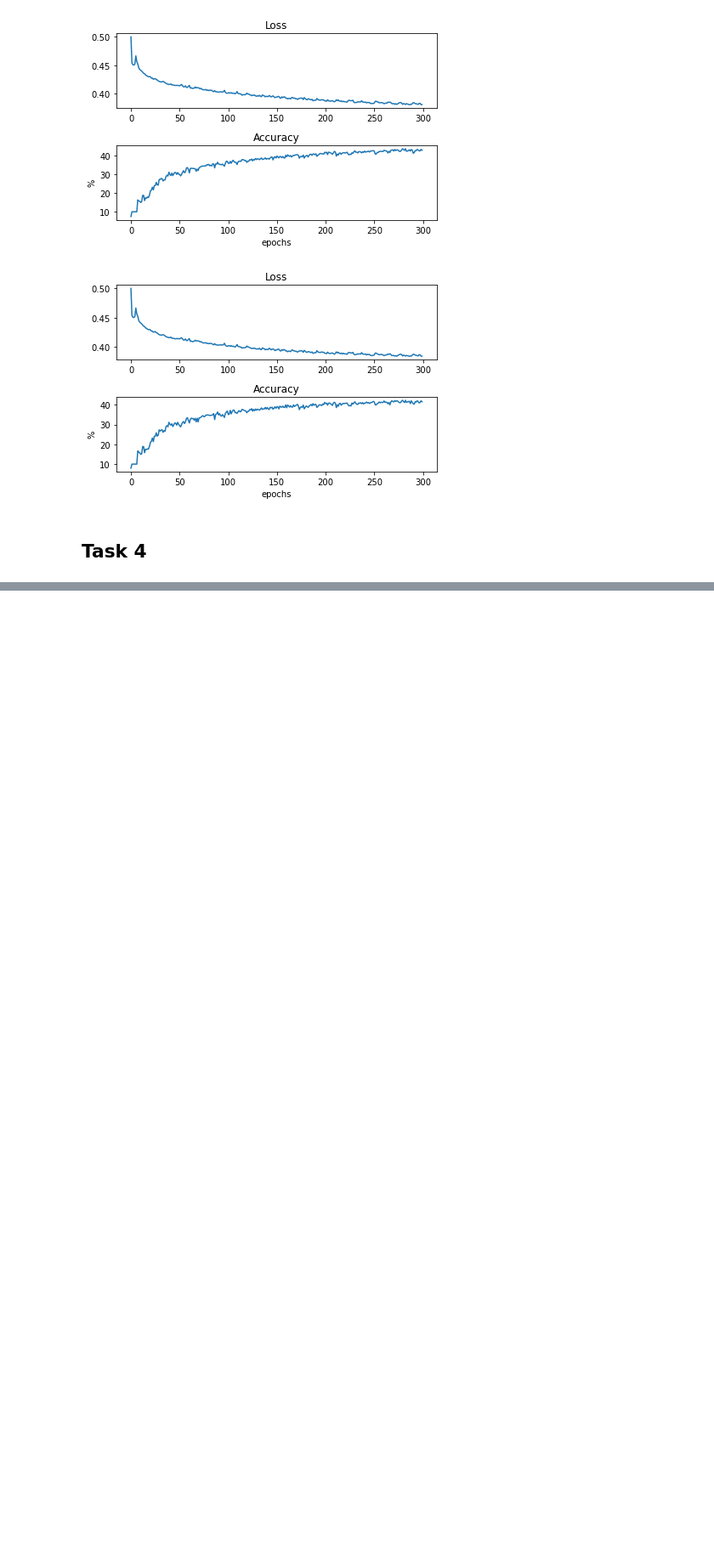
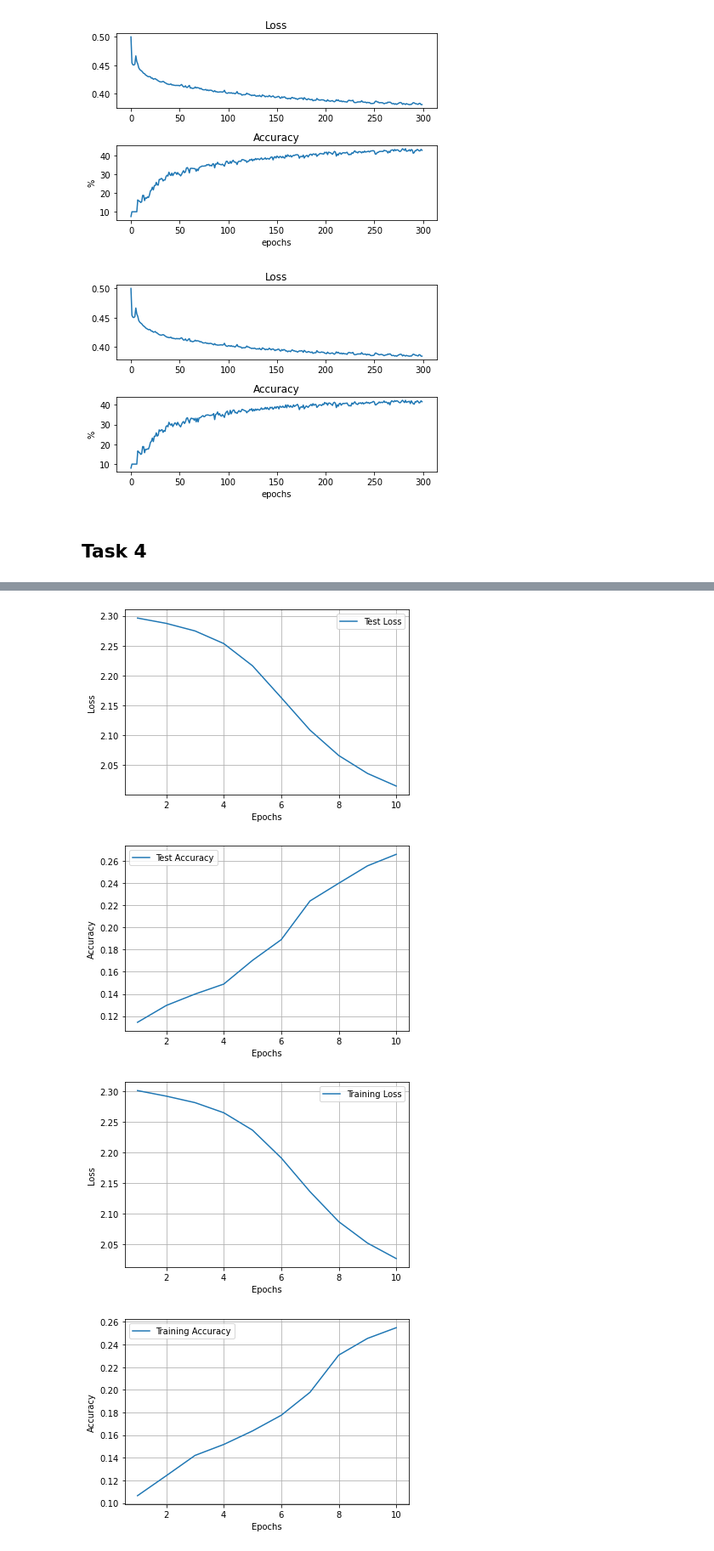
Before and after one commit to pahanmendis/EN2550, a Jupyter notebook: Assignment4.ipynb, the cells around one changed output, grey strips where cells are left out. Shown at 85% size. Cells and saved outputs as stored; diff of their text form; code cells hidden in the pictures; blank space fills up the shorter version.

Commit message:
Update on task 4
Updated code for plotting test and train losses and accuracies

```diff
--- a/Assignment4.ipynb
+++ b/Assignment4.ipynb
@@ -519,7 +519,7 @@ import os
 
 batch_size = 50
 num_classes = 10
-epochs = 30
+epochs = 10
 
 # Loads the CIFAR dataset
 (x_train, y_train), (x_test, y_test) = cifar10.load_data()
@@ -618,0 +619,48 @@ Test accuracy: 0.45399999618530273
+# %%
+# Plotting our loss charts
+import matplotlib.pyplot as plt
+
+history_dict = history.history
+
+#Obtaining loss values
+loss_values = history_dict['loss']
+val_loss_values = history_dict['val_loss']
+epochs = range(1, len(loss_values) + 1)
+
+#Obtaining accuracy values
+acc_values = history_dict['accuracy']
+val_acc_values = history_dict['val_accuracy']
+
+plt.plot(epochs, val_loss_values, label='Test Loss')
+plt.xlabel('Epochs')
+plt.ylabel('Loss')
+plt.grid(True)
+plt.legend()
+plt.show()
+
+plt.plot(epochs, val_acc_values, label='Test Accuracy')
+plt.xlabel('Epochs')
+plt.ylabel('Accuracy')
+plt.grid(True)
+plt.legend()
+plt.show()
+
+plt.plot(epochs, loss_values, label='Training Loss')
+plt.xlabel('Epochs')
+plt.ylabel('Loss')
+plt.grid(True)
+plt.legend()
+plt.show()
+
+
+plt.plot(epochs, acc_values, label='Training Accuracy')
+plt.xlabel('Epochs')
+plt.ylabel('Accuracy')
+plt.grid(True)
+plt.legend()
+plt.show()
+# %% [output]
+[figure, added]
+[figure, added]
+[figure, added]
+[figure, added]
```
Also changed, not shown: parts of 3 cells of this notebook.
